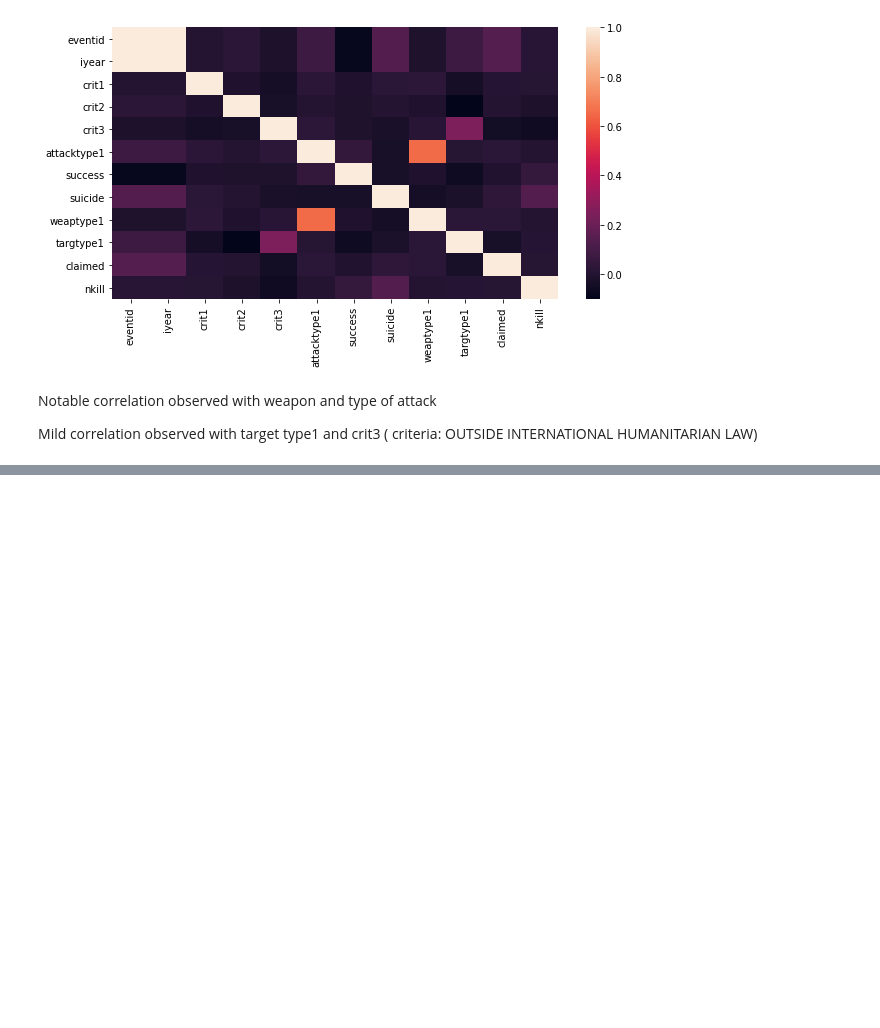
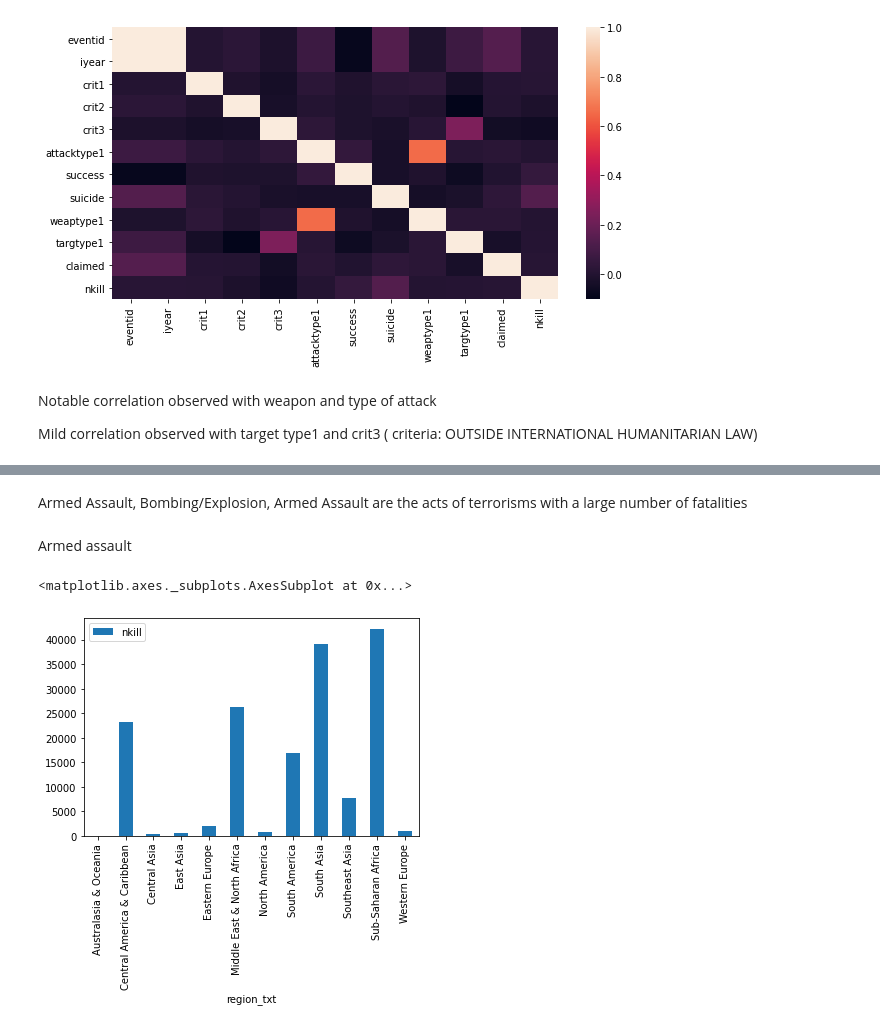
Before and after one commit to mahin-arvind/GTD-EDA, a Jupyter notebook: Copy_of_Global_Terrorism_Analysis_Capstone_Project.ipynb, the cells around one changed output, grey strips where cells are left out. Cells and saved outputs as stored; diff of their text form; code cells hidden in the pictures; blank space fills up the shorter version.

```diff
--- a/Copy_of_Global_Terrorism_Analysis_Capstone_Project.ipynb
+++ b/Copy_of_Global_Terrorism_Analysis_Capstone_Project.ipynb
@@ -108,0 +140,9 @@ Mild correlation observed with target type1 and crit3 ( criteria: OUTSIDE INTERN
+# %% [markdown]
+Armed Assault, Bombing/Explosion, Armed Assault are the acts of terrorisms with a large number of fatalities
+# %% [markdown]
+Armed assault
+# %%
+gta_df[gta_df.attacktype1_txt =='Armed Assault'].groupby(['region_txt']).agg({'nkill':'sum'}).plot(kind='bar')
+# %% [output]
+<matplotlib.axes._subplots.AxesSubplot at 0x...>
+[figure, added]
```
Also changed, not shown: parts of 9 cells of this notebook.
